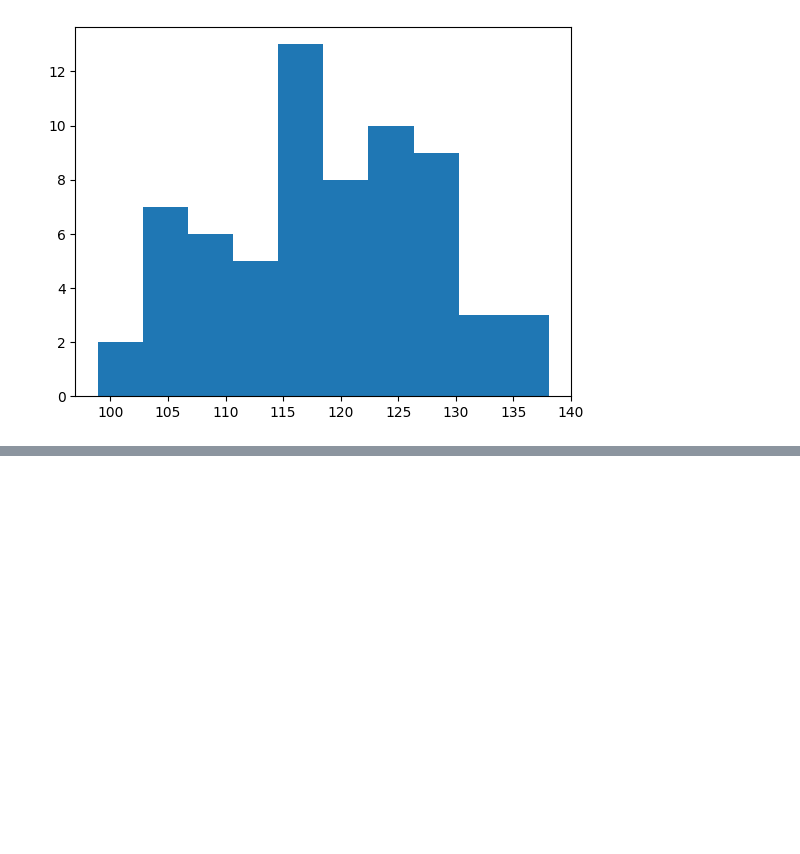
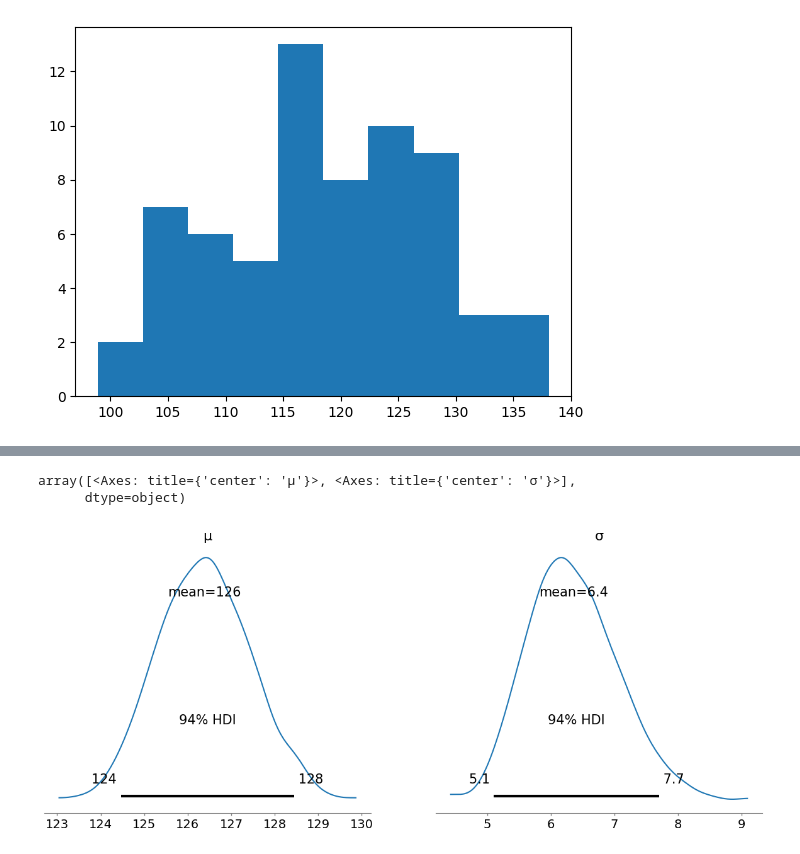
Before and after one commit to xeqoir/Finance, a Jupyter notebook: NVIDIA/NVIDIA_Predictor.ipynb, the cells around one changed output, grey strips where cells are left out. Saved outputs shown, nothing was run; the diff lists cells and outputs as text; code cells hidden in the pictures; blank space fills up the shorter version.

```diff
--- a/NVIDIA/NVIDIA_Predictor.ipynb
+++ b/NVIDIA/NVIDIA_Predictor.ipynb
@@ -105,0 +106,6 @@ ax.set_xlim(90, 150)
+# %%
+az.plot_posterior(idata_stock_SST)
+# %% [output]
+array([<Axes: title={'center': 'μ'}>, <Axes: title={'center': 'σ'}>],
+      dtype=object)
+[figure, added]
```
Also changed, not shown: parts of 2 cells of this notebook.
